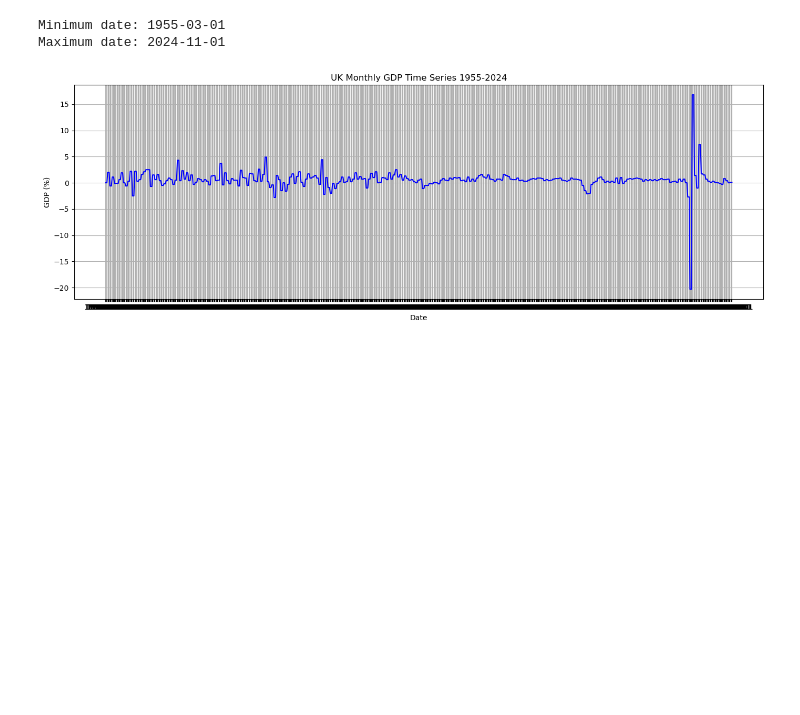
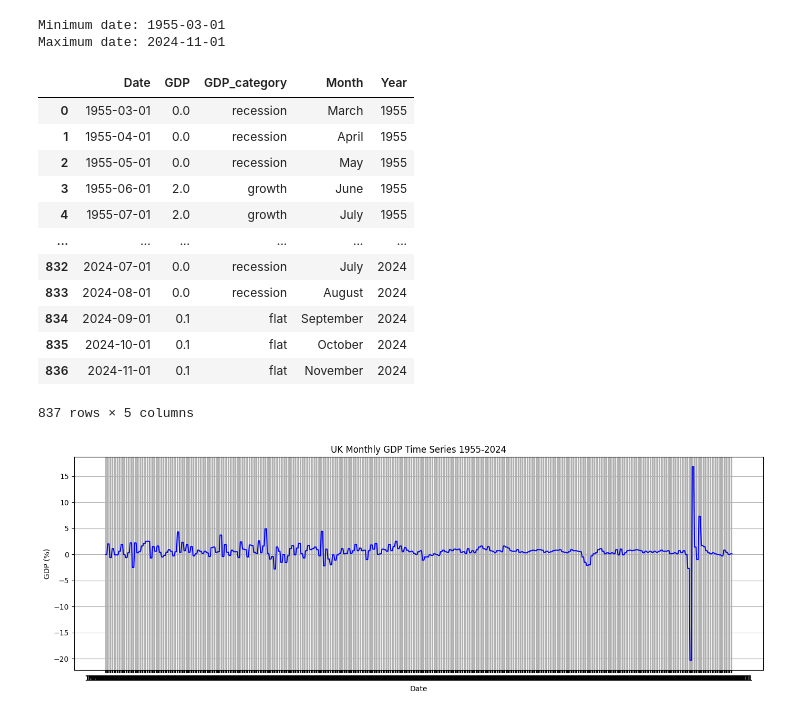
Before and after one commit to gamzebb/group-project, a Jupyter notebook: GDP Changes Analysis.ipynb, the cells around one changed output. Cells and saved outputs as stored; diff of their text form; code cells hidden in the pictures; blank space fills up the shorter version.

```diff
--- a/GDP Changes Analysis.ipynb
+++ b/GDP Changes Analysis.ipynb
@@ -31,0 +48,10 @@ df_monthly_gdp.head()
+# %%
+# Normalize or categorize GDP
+# Create GDP growth category
+df_monthly_gdp['GDP_category'] = pd.cut(
+    df_monthly_gdp['GDP'],
+    bins=[-float('inf'), 0.0, 0.5, float('inf')],
+    labels=['recession', 'flat', 'growth']
+)
+
+df_monthly_gdp
@@ -39,6 +79,26 @@ print("Maximum date:", max_date)
 # %% [output]
 Minimum date: 1955-03-01
 Maximum date: 2024-11-01
+# %%
+# Add 'Month' and 'Year' columns
+df_monthly_gdp['Month'] = df_monthly_gdp['Date'].dt.strftime('%B')  # e.g., "January"
+df_monthly_gdp['Year'] = df_monthly_gdp['Date'].dt.year
+# %%
+df_monthly_gdp
+# %% [output]
+|  | Date | GDP | GDP_category | Month | Year |
+| 0 | 1955-03-01 | 0.0 | recession | March | 1955 |
+| 1 | 1955-04-01 | 0.0 | recession | April | 1955 |
+| 2 | 1955-05-01 | 0.0 | recession | May | 1955 |
+| 3 | 1955-06-01 | 2.0 | growth | June | 1955 |
+| 4 | 1955-07-01 | 2.0 | growth | July | 1955 |
+| ... | ... | ... | ... | ... | ... |
+| 832 | 2024-07-01 | 0.0 | recession | July | 2024 |
+| 833 | 2024-08-01 | 0.0 | recession | August | 2024 |
+| 834 | 2024-09-01 | 0.1 | flat | September | 2024 |
+| 835 | 2024-10-01 | 0.1 | flat | October | 2024 |
+| 836 | 2024-11-01 | 0.1 | flat | November | 2024 |
+837 rows × 5 columns
 # %%
 # Plot it for visualisation
 plt.figure(figsize=(14, 5))
```
Also changed, not shown: parts of 3 cells of this notebook.
